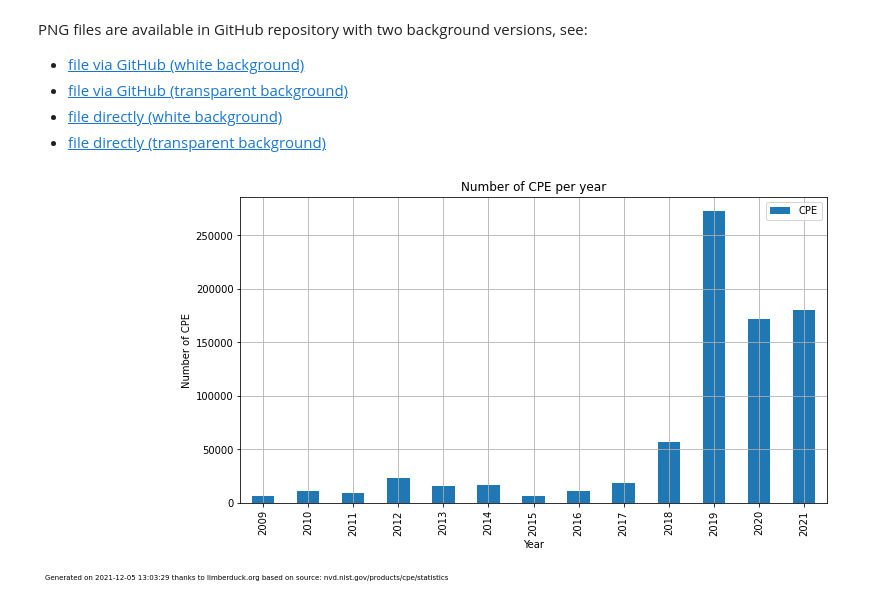
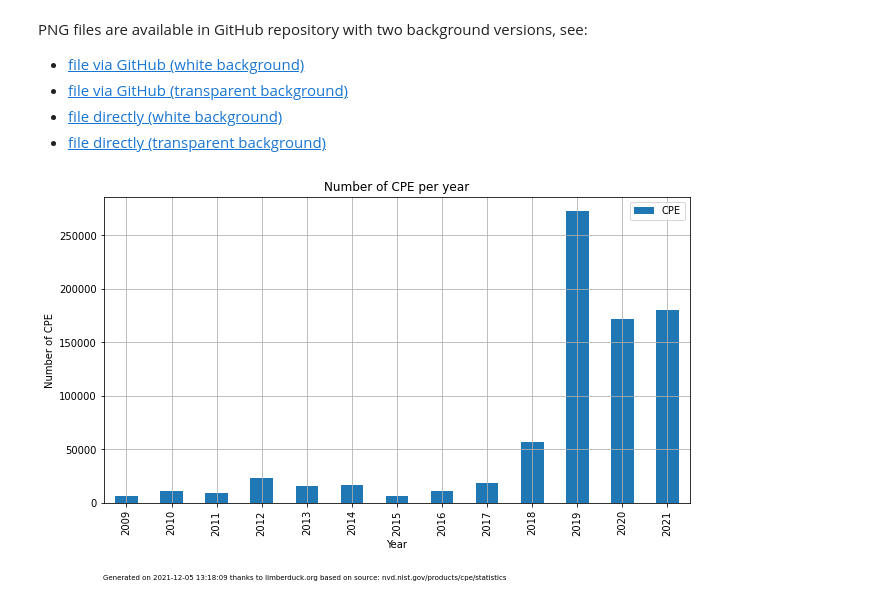
Before and after one commit to LimberDuck/limberduck.org, a Jupyter notebook: docs/notebooks/cpe/cpe.ipynb, the cells around one changed output. Cells and saved outputs as stored; diff of their text form; code cells hidden in the pictures.

Commit message:
CPE notebook figtext changed

```diff
--- a/docs/notebooks/cpe/cpe.ipynb
+++ b/docs/notebooks/cpe/cpe.ipynb
@@ -121,26 +121,24 @@ PNG files are available in GitHub repository with two background versions, see:
 # %%
 import pandas as pd
 import matplotlib.pyplot as plt
 import datetime
 
 df = pd.read_csv(csv_filename)
-
-# print(df)
 
 df.plot(x='Year',
         xlabel='Year',
         y='Summary',
         ylabel='Number of CPE',
         kind='bar',
         title='Number of CPE per year')
 plt.tight_layout()
 plt.legend(['CPE'])
-plt.figtext(0.45, 0.02, f"Generated on {datetime.datetime.now().strftime('%Y-%m-%d %H:%M:%S')} thanks to limberduck.org based on source: nvd.nist.gov/products/cpe/statistics", ha="right", fontsize=7)
+plt.figtext(0.16, 0.02, f"Generated on {datetime.datetime.now().strftime('%Y-%m-%d %H:%M:%S')} thanks to limberduck.org based on source: nvd.nist.gov/products/cpe/statistics", ha="left", fontsize=7)
 fig = plt.gcf()
 fig.set_size_inches(10,6)
 fig.patch.set_facecolor('white')
 plt.grid(True)
 plt.savefig('cpe-number-of-new-entries-bg-white.png', dpi = 300, facecolor = 'white')
 plt.savefig('cpe-number-of-new-entries-bg-transparent.png', dpi = 300, transparent = True)
 # %% [output]
-[figure, old version]
+[figure, new version]
```
Also changed, not shown: 2 other files.
